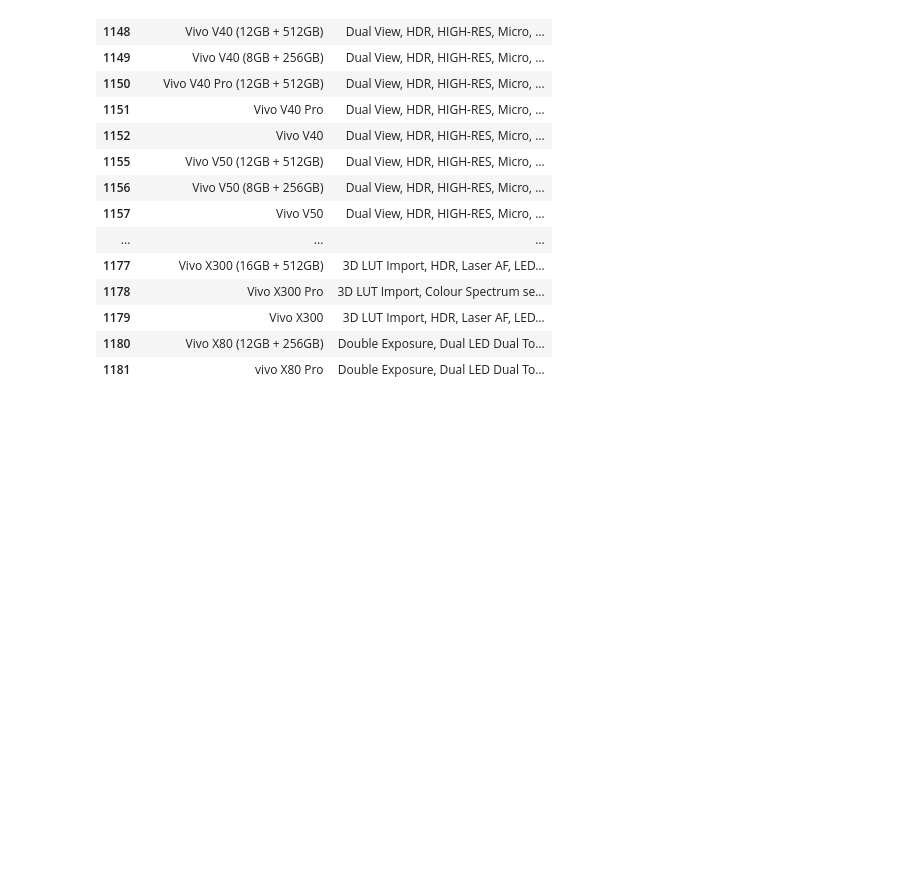
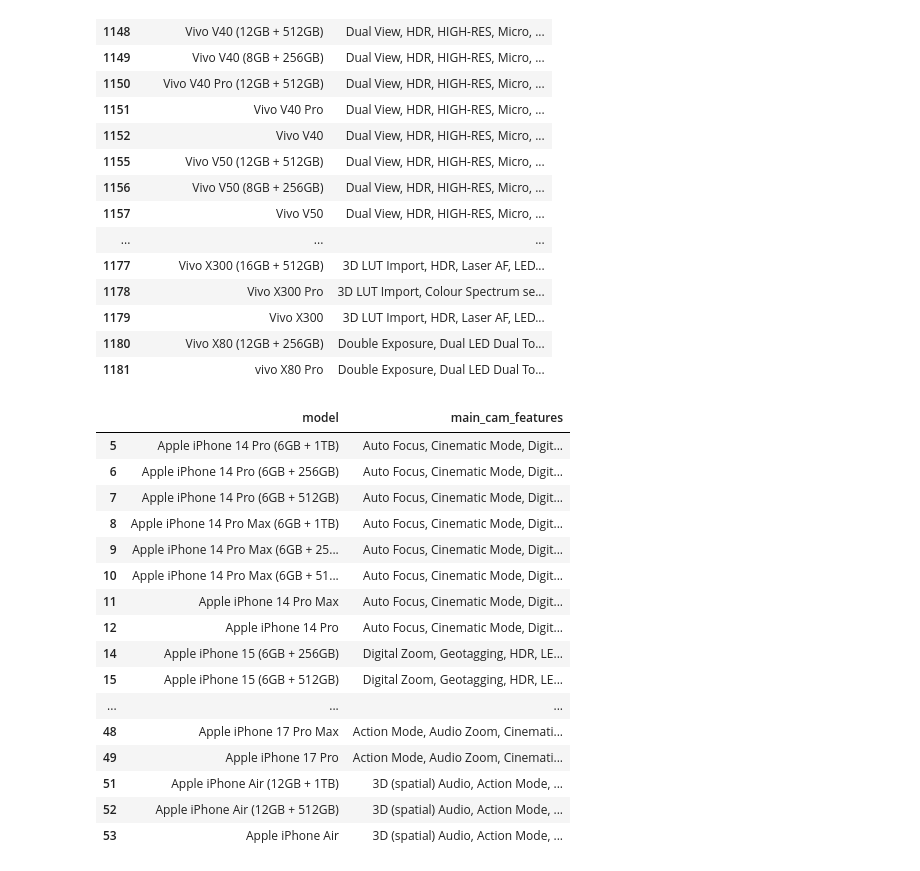
Before and after one commit to rajeshxdatascience/smartphone-recommender-system, a Jupyter notebook: SpecLens_AI_Data_Engineering.ipynb, the cells around one changed output. Saved outputs shown, nothing was run; the diff lists cells and outputs as text; code cells hidden in the pictures; blank space fills up the shorter version.

```diff
--- a/SpecLens_AI_Data_Engineering.ipynb
+++ b/SpecLens_AI_Data_Engineering.ipynb
@@ -3712,3 +3712,23 @@ df[df['has_zeiss_optics'] == 1][['model','main_cam_features']].head(30)
 | 1179 | Vivo X300 | 3D LUT Import, HDR, Laser AF, LED... |
 | 1180 | Vivo X80 (12GB + 256GB) | Double Exposure, Dual LED Dual To... |
 | 1181 | vivo X80 Pro | Double Exposure, Dual LED Dual To... |
+# %%
+df[df['is_apple_flagship_tech'] == 1][['model','main_cam_features']].head(30)
+# %% [output]
+|  | model | main_cam_features |
+| 5 | Apple iPhone 14 Pro (6GB + 1TB) | Auto Focus, Cinematic Mode, Digit... |
+| 6 | Apple iPhone 14 Pro (6GB + 256GB) | Auto Focus, Cinematic Mode, Digit... |
+| 7 | Apple iPhone 14 Pro (6GB + 512GB) | Auto Focus, Cinematic Mode, Digit... |
+| 8 | Apple iPhone 14 Pro Max (6GB + 1TB) | Auto Focus, Cinematic Mode, Digit... |
+| 9 | Apple iPhone 14 Pro Max (6GB + 25... | Auto Focus, Cinematic Mode, Digit... |
+| 10 | Apple iPhone 14 Pro Max (6GB + 51... | Auto Focus, Cinematic Mode, Digit... |
+| 11 | Apple iPhone 14 Pro Max | Auto Focus, Cinematic Mode, Digit... |
+| 12 | Apple iPhone 14 Pro | Auto Focus, Cinematic Mode, Digit... |
+| 14 | Apple iPhone 15 (6GB + 256GB) | Digital Zoom, Geotagging, HDR, LE... |
+| 15 | Apple iPhone 15 (6GB + 512GB) | Digital Zoom, Geotagging, HDR, LE... |
+| ... | ... | ... |
+| 48 | Apple iPhone 17 Pro Max | Action Mode, Audio Zoom, Cinemati... |
+| 49 | Apple iPhone 17 Pro | Action Mode, Audio Zoom, Cinemati... |
+| 51 | Apple iPhone Air (12GB + 1TB) | 3D (spatial) Audio, Action Mode, ... |
+| 52 | Apple iPhone Air (12GB + 512GB) | 3D (spatial) Audio, Action Mode, ... |
+| 53 | Apple iPhone Air | 3D (spatial) Audio, Action Mode, ... |
```
Also changed, not shown: parts of 9 cells of this notebook.
